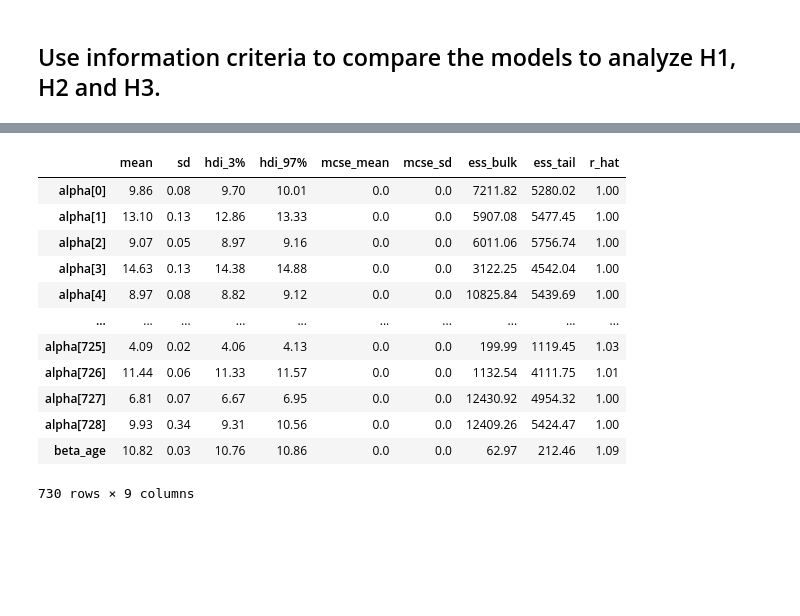
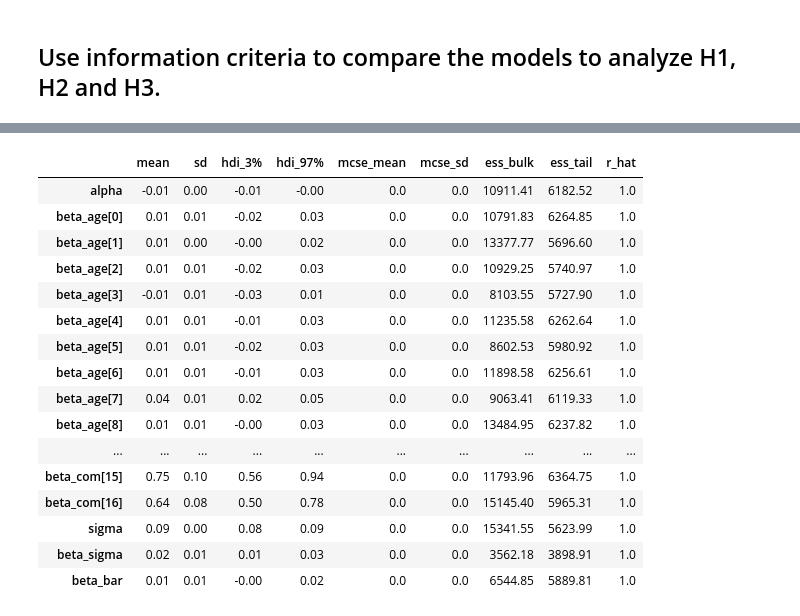
Before and after one commit to ah140797/PPExam24, a Jupyter notebook: anders.ipynb, the cells around one changed output, grey strips where cells are left out. Saved outputs shown, nothing was run; the diff lists cells and outputs as text; code cells hidden in the pictures; blank space fills up the shorter version.

```diff
--- a/anders.ipynb
+++ b/anders.ipynb
@@ -792,7 +807,7 @@ x_seq = np.linspace(-1.5, 13, n_points)
 
 with h3_model:
     pm.set_data({"age_std": x_seq, "com_std": np.repeat(0, n_points)})
-    post_pred_lam_h3 = pm.sample_posterior_predictive(h3_idata, var_names=["B"])['posterior_predictive']['B']
+    post_pred_h3 = pm.sample_posterior_predictive(h3_idata, var_names=["B"])['posterior_predictive']['B']
 
-post_pred_lam_h3_mean = post_pred_lam_h3.mean(["chain", "draw"])
+post_pred_h3_mean = post_pred_h3.mean(["chain", "draw"])
 # %% [output]
@@ -863,2 +866,4 @@ Name: bugs, dtype: float64
+# %%
+df['bug_std'] = standardize_column(df['bugs'])
 # %%
-project_types_idx, project_types = pd.factorize(df.project)
+language_idx, languages = pd.factorize(df.language)
@@ -900,0 +960,5 @@ The effective sample size per chain is smaller than 100 for some parameters.  A
+# %%
+h3_multilevel_idata, h3_multilevel_model = create_h3_multilevel(0, 0.5,
+                                                                1, 0.2,
+                                                                0, 0.2,
+                                                                1, 1)
@@ -903,18 +974,22 @@ pm.model_to_graphviz(model=h2_nopooling_model)
 # %% [output]
 [drawing not drawn]
 # %%
-pm.summary(h2_nopooling_idata, var_names=['alpha', 'beta_age'],round_to=2)
+pm.summary(h3_multilevel_idata, var_names=['alpha', 'beta_age', 'beta_com', 'sigma', 'beta_sigma', 'beta_bar'],round_to=2)
 # %% [output]
 |  | mean | sd | hdi_3% | hdi_97% | mcse_mean | mcse_sd | ess_bulk | ess_tail | r_hat |
-| alpha[0] | 9.86 | 0.08 | 9.70 | 10.01 | 0.0 | 0.0 | 7211.82 | 5280.02 | 1.00 |
-| alpha[1] | 13.10 | 0.13 | 12.86 | 13.33 | 0.0 | 0.0 | 5907.08 | 5477.45 | 1.00 |
-| alpha[2] | 9.07 | 0.05 | 8.97 | 9.16 | 0.0 | 0.0 | 6011.06 | 5756.74 | 1.00 |
-| alpha[3] | 14.63 | 0.13 | 14.38 | 14.88 | 0.0 | 0.0 | 3122.25 | 4542.04 | 1.00 |
-| alpha[4] | 8.97 | 0.08 | 8.82 | 9.12 | 0.0 | 0.0 | 10825.84 | 5439.69 | 1.00 |
+| alpha | -0.01 | 0.00 | -0.01 | -0.00 | 0.0 | 0.0 | 10911.41 | 6182.52 | 1.0 |
+| beta_age[0] | 0.01 | 0.01 | -0.02 | 0.03 | 0.0 | 0.0 | 10791.83 | 6264.85 | 1.0 |
+| beta_age[1] | 0.01 | 0.00 | -0.00 | 0.02 | 0.0 | 0.0 | 13377.77 | 5696.60 | 1.0 |
+| beta_age[2] | 0.01 | 0.01 | -0.02 | 0.03 | 0.0 | 0.0 | 10929.25 | 5740.97 | 1.0 |
+| beta_age[3] | -0.01 | 0.01 | -0.03 | 0.01 | 0.0 | 0.0 | 8103.55 | 5727.90 | 1.0 |
+| beta_age[4] | 0.01 | 0.01 | -0.01 | 0.03 | 0.0 | 0.0 | 11235.58 | 6262.64 | 1.0 |
+| beta_age[5] | 0.01 | 0.01 | -0.02 | 0.03 | 0.0 | 0.0 | 8602.53 | 5980.92 | 1.0 |
+| beta_age[6] | 0.01 | 0.01 | -0.01 | 0.03 | 0.0 | 0.0 | 11898.58 | 6256.61 | 1.0 |
+| beta_age[7] | 0.04 | 0.01 | 0.02 | 0.05 | 0.0 | 0.0 | 9063.41 | 6119.33 | 1.0 |
+| beta_age[8] | 0.01 | 0.01 | -0.00 | 0.03 | 0.0 | 0.0 | 13484.95 | 6237.82 | 1.0 |
 | ... | ... | ... | ... | ... | ... | ... | ... | ... | ... |
-| alpha[725] | 4.09 | 0.02 | 4.06 | 4.13 | 0.0 | 0.0 | 199.99 | 1119.45 | 1.03 |
-| alpha[726] | 11.44 | 0.06 | 11.33 | 11.57 | 0.0 | 0.0 | 1132.54 | 4111.75 | 1.01 |
-| alpha[727] | 6.81 | 0.07 | 6.67 | 6.95 | 0.0 | 0.0 | 12430.92 | 4954.32 | 1.00 |
-| alpha[728] | 9.93 | 0.34 | 9.31 | 10.56 | 0.0 | 0.0 | 12409.26 | 5424.47 | 1.00 |
-| beta_age | 10.82 | 0.03 | 10.76 | 10.86 | 0.0 | 0.0 | 62.97 | 212.46 | 1.09 |
+| beta_com[15] | 0.75 | 0.10 | 0.56 | 0.94 | 0.0 | 0.0 | 11793.96 | 6364.75 | 1.0 |
+| beta_com[16] | 0.64 | 0.08 | 0.50 | 0.78 | 0.0 | 0.0 | 15145.40 | 5965.31 | 1.0 |
+| sigma | 0.09 | 0.00 | 0.08 | 0.09 | 0.0 | 0.0 | 15341.55 | 5623.99 | 1.0 |
+| beta_sigma | 0.02 | 0.01 | 0.01 | 0.03 | 0.0 | 0.0 | 3562.18 | 3898.91 | 1.0 |
+| beta_bar | 0.01 | 0.01 | -0.00 | 0.02 | 0.0 | 0.0 | 6544.85 | 5889.81 | 1.0 |
-730 rows × 9 columns
```
Also changed, not shown: parts of 42 cells of this notebook, 1 other file.
